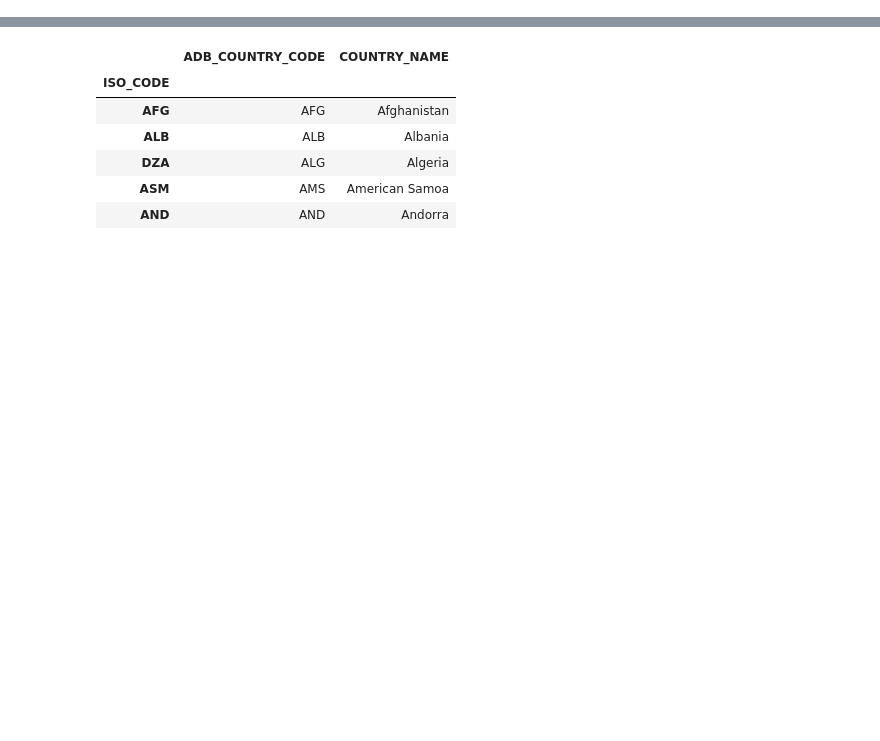
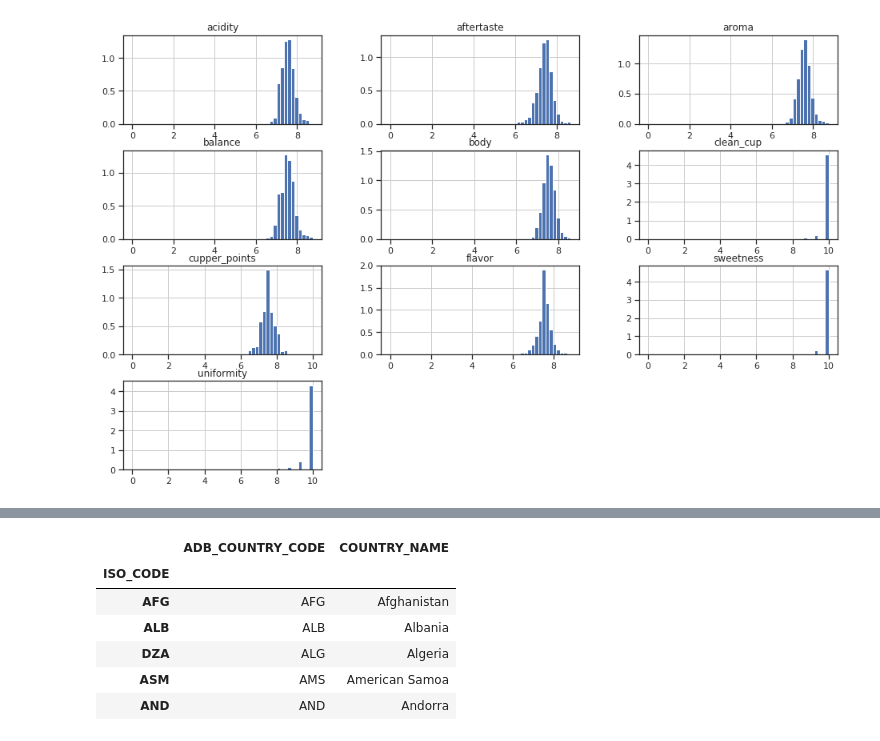
Before and after one commit to Evelyn-H/Data-Analysis-Course, a Jupyter notebook: Coffee Explorations.ipynb, the cells around one changed output, grey strips where cells are left out. Cells and saved outputs as stored; diff of their text form; code cells hidden in the pictures; blank space fills up the shorter version.

```diff
--- a/Coffee Explorations.ipynb
+++ b/Coffee Explorations.ipynb
@@ -85,3 +96,16 @@ df = df.apply(convertToMeters, axis=1).drop(['unit_of_measurement'], axis=1)
+# %%
+score_cols = ['aroma', 'flavor', 'aftertaste', 'acidity', 'body', 'balance', 'uniformity', 'clean_cup', 'sweetness', 'cupper_points']
+ax = df[df.species == 'Arabica'].hist(column=score_cols, bins=50, figsize=(16,10), sharey=False, normed=True)
+# ax = [item for sublist in ax for item in sublist]
+# ax = df[df.species == 'Robusta'].hist(column=score_cols, bins=50, figsize=(16,10), sharey=False, normed=True, ax = ax[1:11])
+
+
+# metled = df[score_cols + ['species']].melt(['species'], var_name='cols',  value_name='vals')
+
+# g = sns.FacetGrid(metled, col='cols', hue="species", col_wrap=3, sharey=False, aspect=1.5)
+# g.map(sns.distplot, 'vals', hist=True)
+# %% [output]
+[figure, added]
 # %%
 # And now... Exploring matplotlib.basemap
 # Following https://www.youtube.com/watch?v=iPJjtU7OFSQ
```
Also changed, not shown: parts of 12 cells of this notebook, 1 other file.
